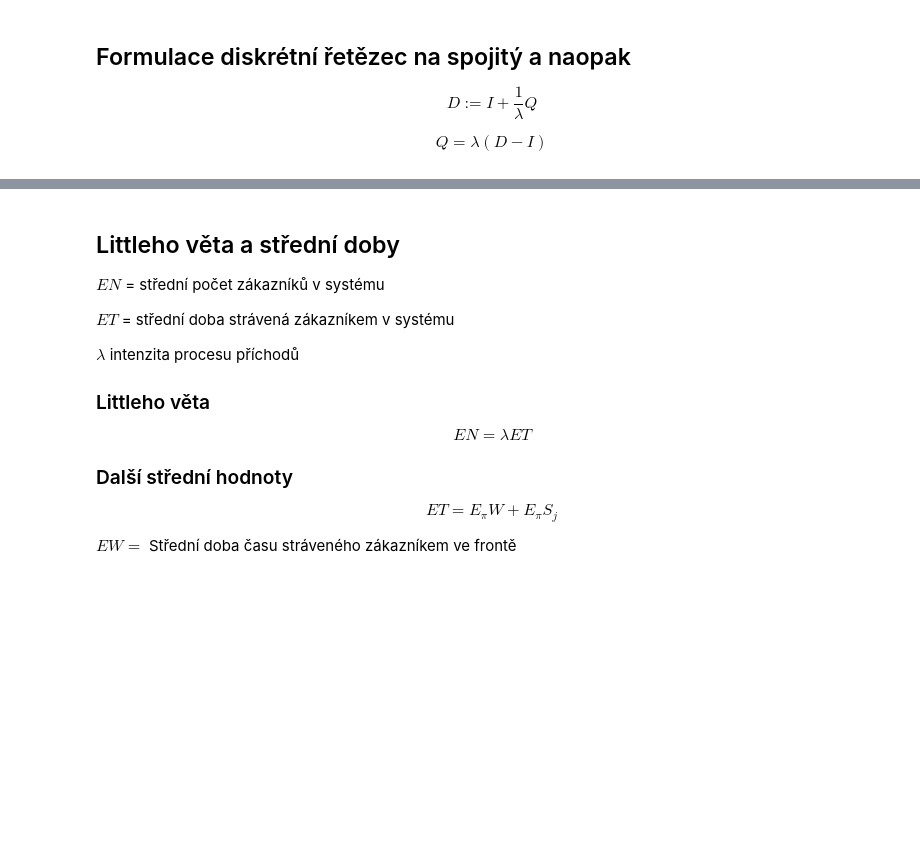
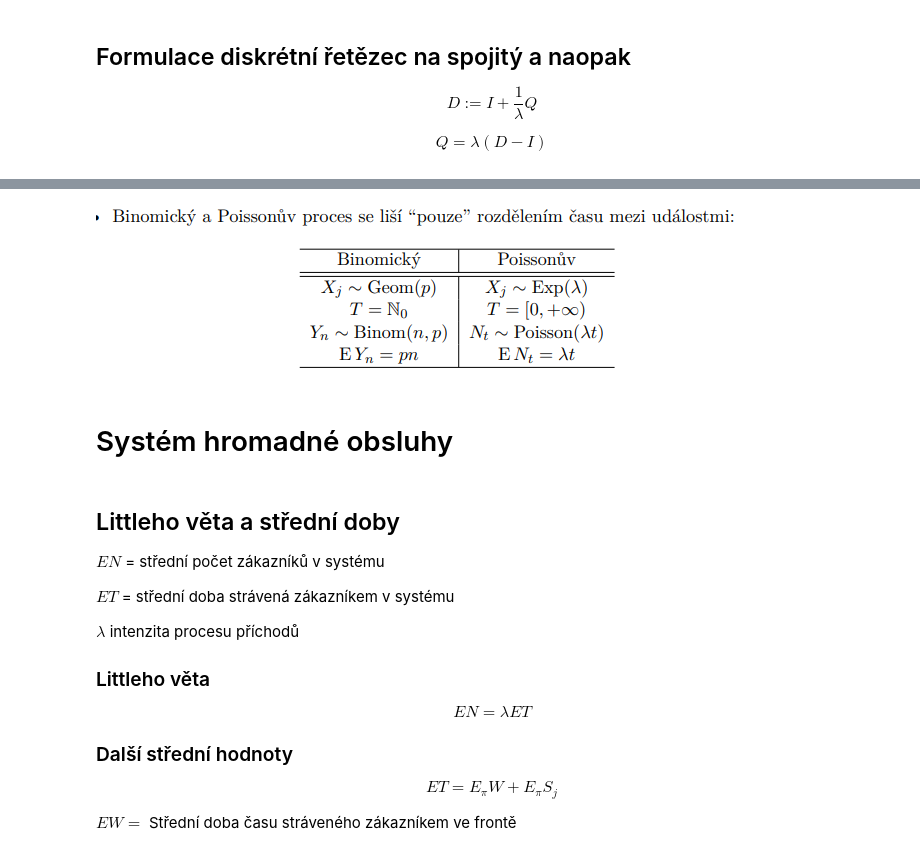
Before and after one commit to tomassvatek/VSM-notebooks, a Jupyter notebook: Markovske_retezce_a_hromadna_obsluha.ipynb, the cells around one changed output, grey strips where cells are left out. Cells and saved outputs as stored; diff of their text form; code cells hidden in the pictures; blank space fills up the shorter version.

```diff
--- a/Markovske_retezce_a_hromadna_obsluha.ipynb
+++ b/Markovske_retezce_a_hromadna_obsluha.ipynb
@@ -219,3 +246,10 @@ $$ \sum_{i=0} \pi = 1$$
+# %%
+Image('imgs/poisson_vs_binom.PNG')
+# %% [output]
+[figure, added]
+# %% [markdown]
+
+# Systém hromadné obsluhy
 # %% [markdown]
 ## Littleho věta a střední doby
 
```
Also changed, not shown: parts of 10 cells of this notebook.
